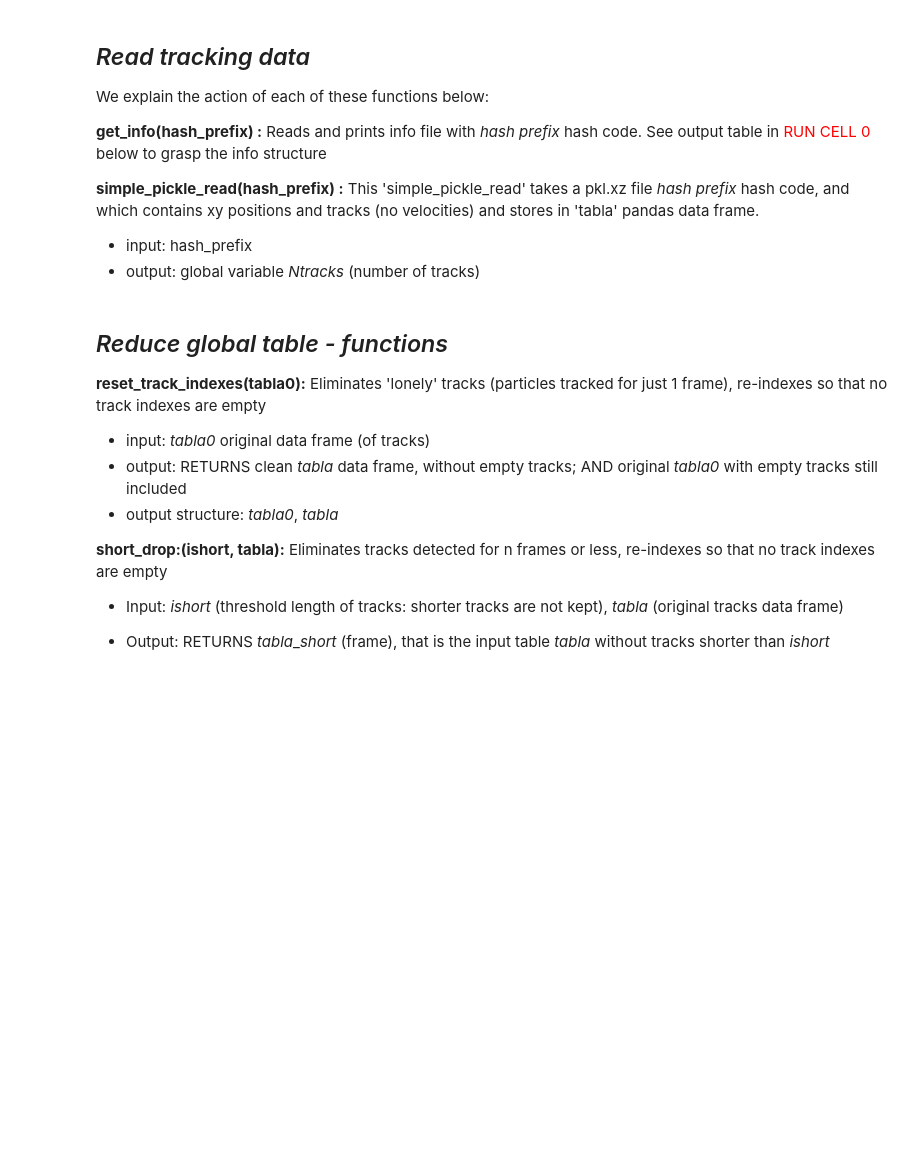
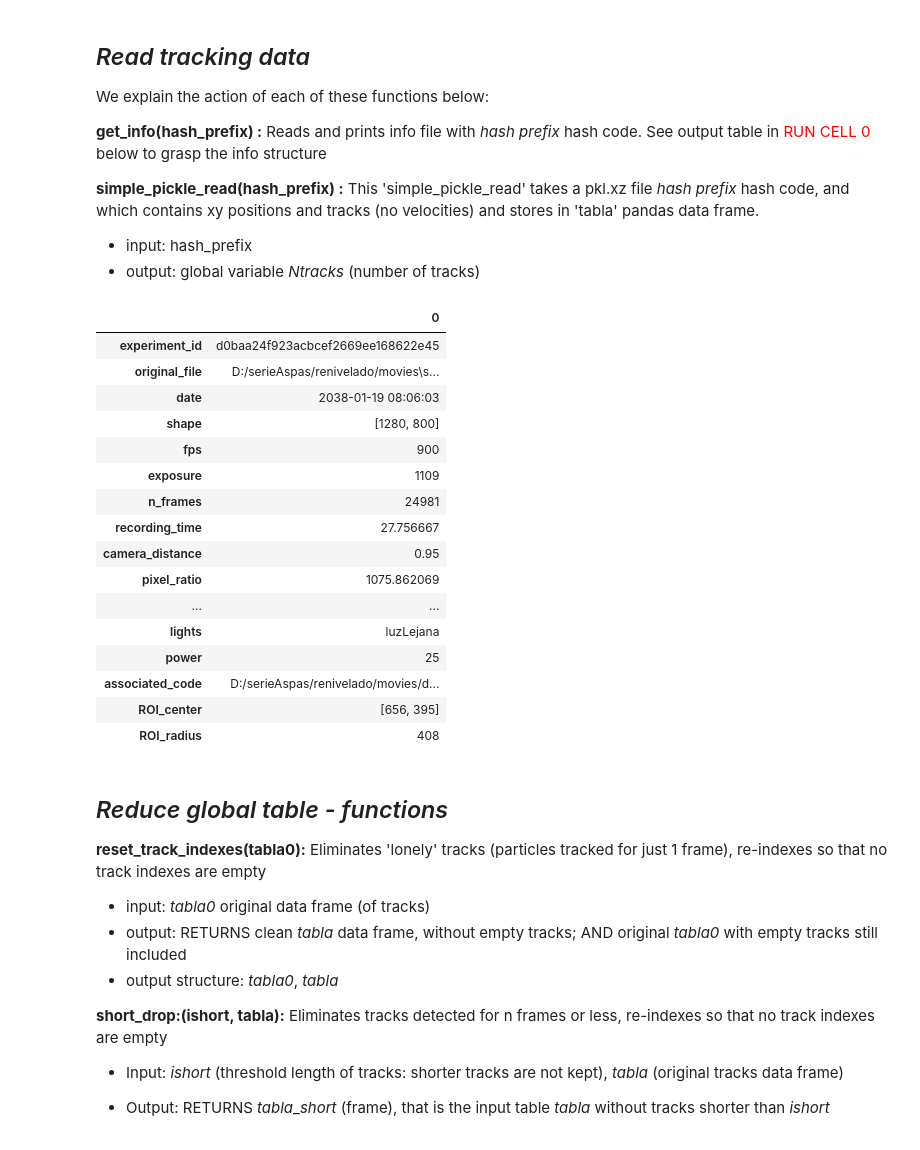
Before and after one commit to fvegar/blades, a Jupyter notebook: chiral_tracks.ipynb, the cells around one changed output. Cells and saved outputs as stored; diff of their text form; code cells hidden in the pictures; blank space fills up the shorter version.

```diff
--- a/chiral_tracks.ipynb
+++ b/chiral_tracks.ipynb
@@ -146,6 +147,26 @@ def simple_pickle_read(series_directory, hash_prefix):
     Ntracks = np.max(tabla.track)+1
     tabla = tabla.sort_values(by = ['frame', 'track']).reset_index(drop=True)
     return tabla
+# %%
+get_info('packing_fraction_025', 'd0baa24f923acbcef2669ee168622e45', True).T
+# %% [output]
+|  | 0 |
+| experiment_id | d0baa24f923acbcef2669ee168622e45 |
+| original_file | D:/serieAspas/renivelado/movies\s... |
+| date | 2038-01-19 08:06:03 |
+| shape | [1280, 800] |
+| fps | 900 |
+| exposure | 1109 |
+| n_frames | 24981 |
+| recording_time | 27.756667 |
+| camera_distance | 0.95 |
+| pixel_ratio | 1075.862069 |
+| ... | ... |
+| lights | luzLejana |
+| power | 25 |
+| associated_code | D:/serieAspas/renivelado/movies/d... |
+| ROI_center | [656, 395] |
+| ROI_radius | 408 |
 # %% [markdown]
 ## _Reduce global table - functions_
 
```
Also changed, not shown: parts of 30 cells of this notebook.
